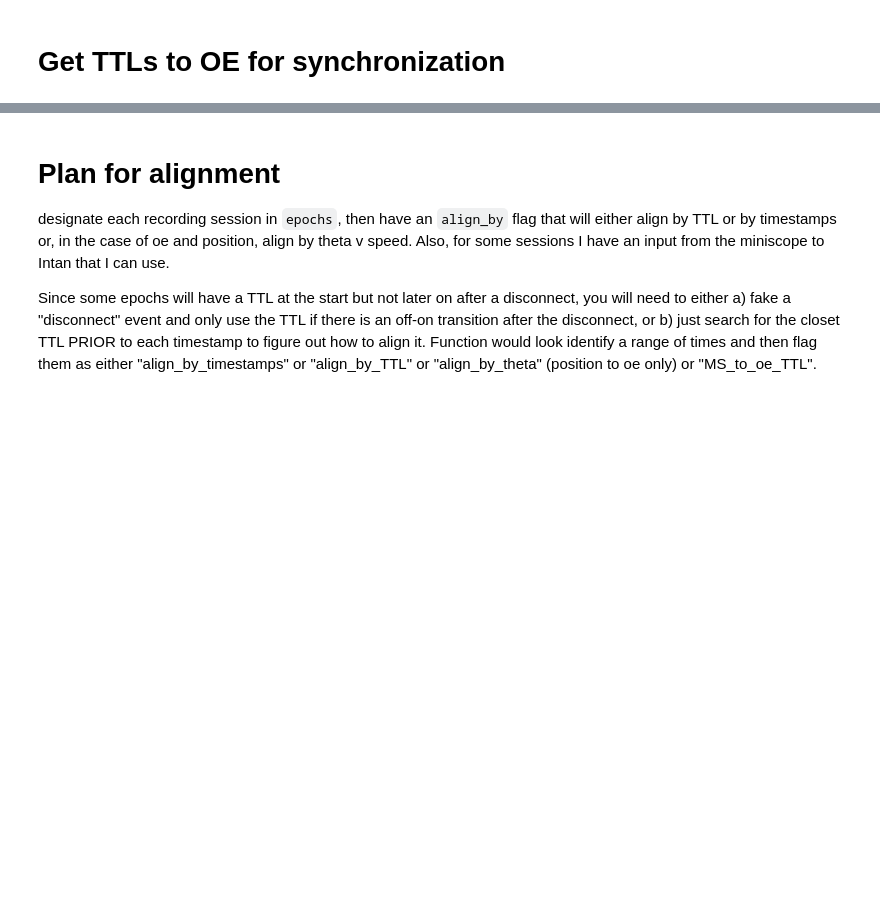
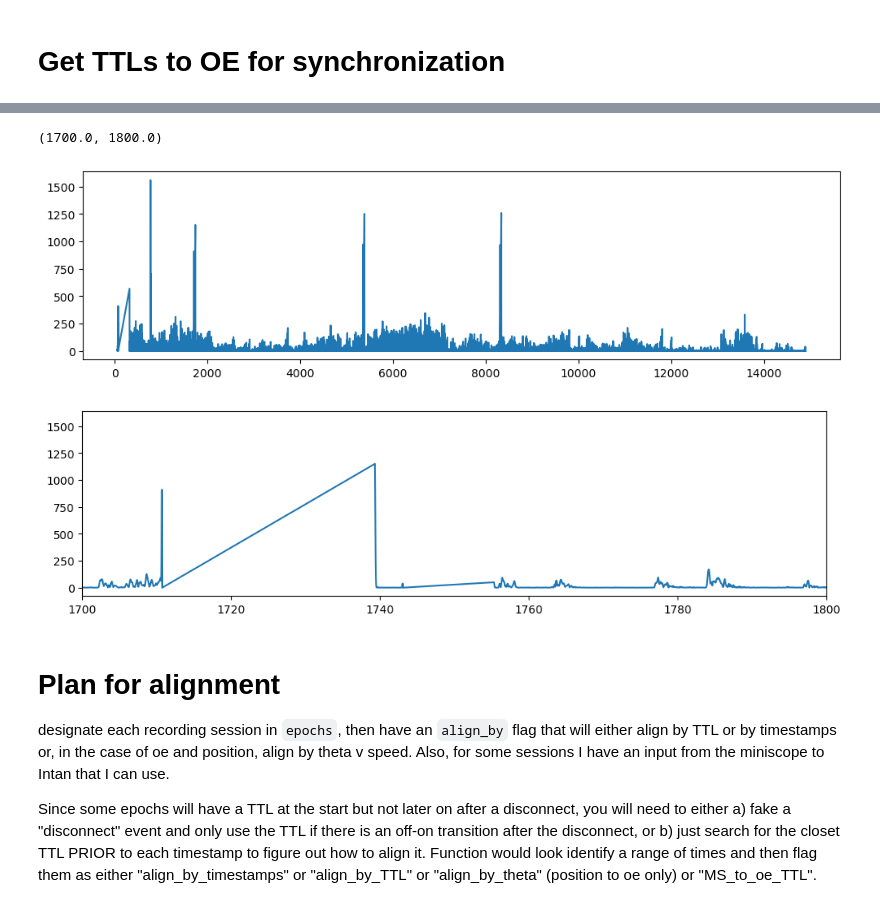
Before and after one commit to diba-lab/NeuroPy, a Jupyter notebook: notebooks/Image_ephys_dlc_alignment.ipynb, the cells around one changed output, grey strips where cells are left out. Cells and saved outputs as stored; diff of their text form; code cells hidden in the pictures; blank space fills up the shorter version.

```diff
--- a/notebooks/Image_ephys_dlc_alignment.ipynb
+++ b/notebooks/Image_ephys_dlc_alignment.ipynb
@@ -91,3 +179,28 @@ PosixPath('/data/Working/Trace_FC/Recording_Rats/Rat698/2021_06_30_recall')
+# %%
+sync_sec = (sess.sync['Datetime'] - sess.sync['Datetime'][0]).dt.total_seconds()
+dlc_sec_from_oe_start = (sess.dlc.timestamps["Timestamps"] - sess.sync['Datetime'][0]).dt.total_seconds()
+eeg_timestamps = np.interp(dlc_sec_from_oe_start, sync_sec, sess.sync["eeg_time"].values)
+# %%
+good_bool = np.zeros_like(eeg_timestamps, dtype="bool")
+for rec in sess.sync["Recording"].unique():
+    rec_df = sess.sync[sess.sync["Recording"] == rec]
+    bool_temp = (eeg_timestamps >= rec_df.loc[rec_df.Condition == "start", "eeg_time"].values[0]) & (eeg_timestamps <= rec_df.loc[rec_df.Condition == "stop", "eeg_time"].values[0])
+    good_bool = good_bool | bool_temp
+
+eeg_timestamps[~good_bool] = np.nan
+# %%
+# Now plot again - should see gaps in speed where recording stops that should be ignored
+%matplotlib inline
+_, ax = plt.subplots(figsize=(12, 3))
+ax.plot(eeg_timestamps, crown_speed)
+
+_, ax = plt.subplots(figsize=(12, 3))
+ax.plot(eeg_timestamps, crown_speed)
+ax.set_xlim((1700, 1800))
+# %% [output]
+(1700.0, 1800.0)
+[figure, added]
+[figure, added]
 # %% [markdown]
 # Plan for alignment
 designate each recording session in `epochs`, then have an `align_by` flag that will either align by TTL or by timestamps or, in the case of oe and position, align by theta v speed.  Also, for some sessions I have an input from the miniscope to Intan that I can use.
```
Also changed, not shown: parts of 20 cells of this notebook.
